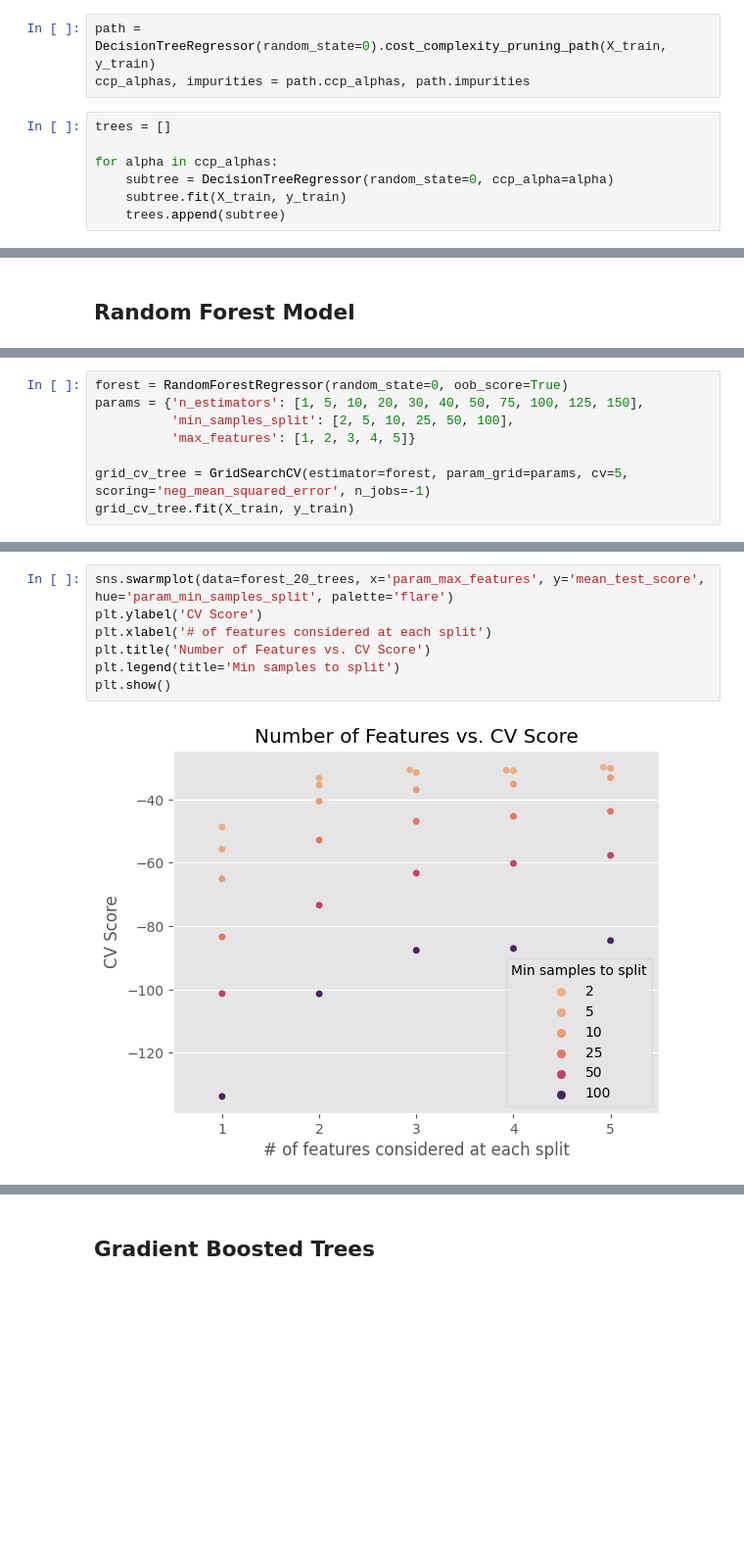
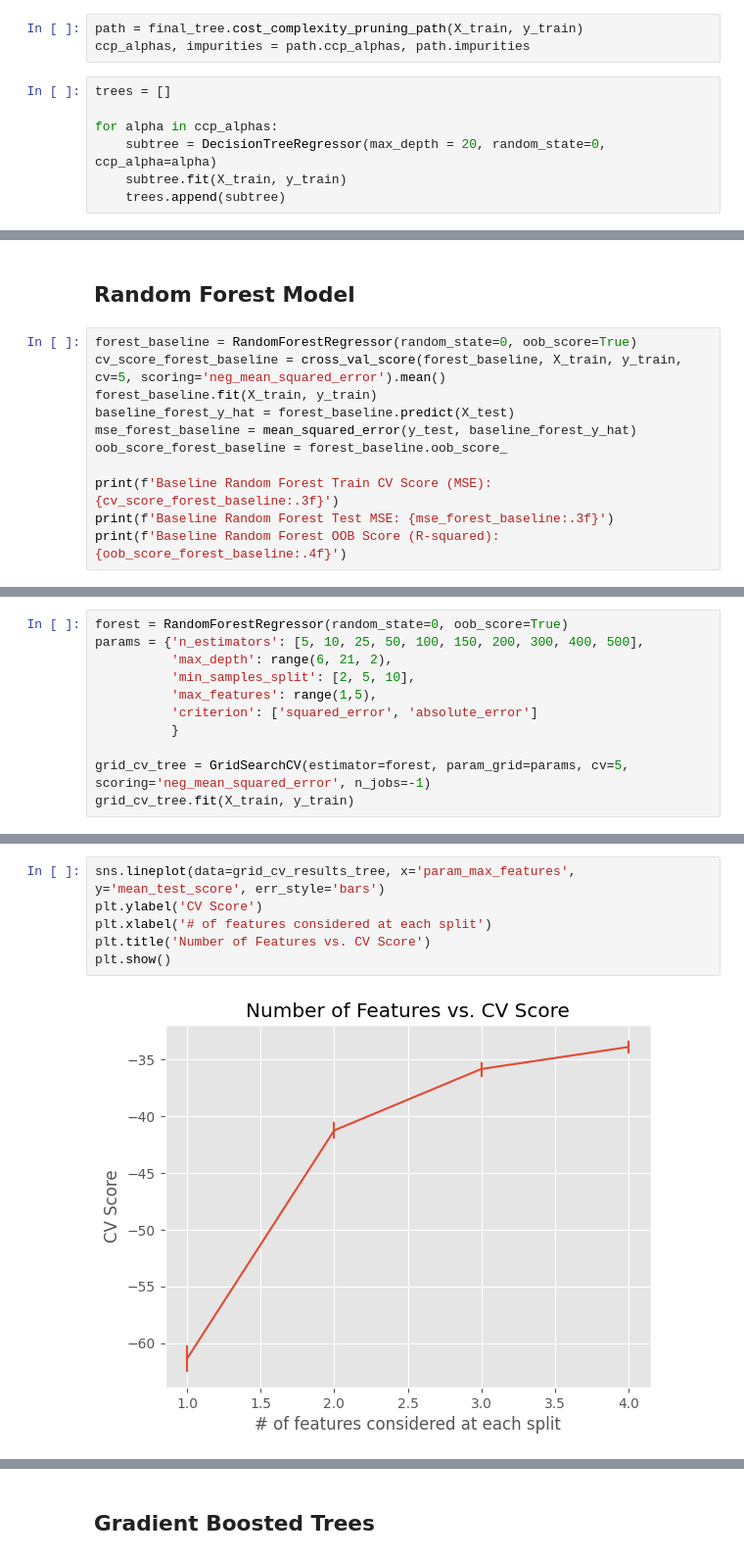
Before and after one commit to lstetson30/DS_Mentorship_Projects, a Jupyter notebook: Projects/Concrete_Strength_Regression/Notebooks/tree_models.ipynb, the cells around one changed output, grey strips where cells are left out. Shown at 98% size. Cells and saved outputs as stored; diff of their text form; blank space fills up the shorter version.

```diff
--- a/Projects/Concrete_Strength_Regression/Notebooks/tree_models.ipynb
+++ b/Projects/Concrete_Strength_Regression/Notebooks/tree_models.ipynb
@@ -99,13 +116,13 @@ plt.show()
 # %% [markdown]
 ### Cost Complexity Pruning
 # %%
-path = DecisionTreeRegressor(random_state=0).cost_complexity_pruning_path(X_train, y_train)
+path = final_tree.cost_complexity_pruning_path(X_train, y_train)
 ccp_alphas, impurities = path.ccp_alphas, path.impurities
 # %%
 trees = []
 
 for alpha in ccp_alphas:
-    subtree = DecisionTreeRegressor(random_state=0, ccp_alpha=alpha)
+    subtree = DecisionTreeRegressor(max_depth = 20, random_state=0, ccp_alpha=alpha)
     subtree.fit(X_train, y_train)
     trees.append(subtree)
 # %%
@@ -150,3 +167,14 @@ plt.show()
 [figure]
 # %% [markdown]
 ## Random Forest Model
+# %%
+forest_baseline = RandomForestRegressor(random_state=0, oob_score=True)
+cv_score_forest_baseline = cross_val_score(forest_baseline, X_train, y_train, cv=5, scoring='neg_mean_squared_error').mean()
+forest_baseline.fit(X_train, y_train)
+baseline_forest_y_hat = forest_baseline.predict(X_test)
+mse_forest_baseline = mean_squared_error(y_test, baseline_forest_y_hat)
+oob_score_forest_baseline = forest_baseline.oob_score_
+
+print(f'Baseline Random Forest Train CV Score (MSE): {cv_score_forest_baseline:.3f}')
+print(f'Baseline Random Forest Test MSE: {mse_forest_baseline:.3f}')
+print(f'Baseline Random Forest OOB Score (R-squared): {oob_score_forest_baseline:.4f}')
@@ -153,8 +185,11 @@ plt.show()
 # %%
 forest = RandomForestRegressor(random_state=0, oob_score=True)
-params = {'n_estimators': [1, 5, 10, 20, 30, 40, 50, 75, 100, 125, 150],
-          'min_samples_split': [2, 5, 10, 25, 50, 100],
-          'max_features': [1, 2, 3, 4, 5]}
+params = {'n_estimators': [5, 10, 25, 50, 100, 150, 200, 300, 400, 500],
+          'max_depth': range(6, 21, 2),
+          'min_samples_split': [2, 5, 10],
+          'max_features': range(1,5),
+          'criterion': ['squared_error', 'absolute_error']
+          }
 
 grid_cv_tree = GridSearchCV(estimator=forest, param_grid=params, cv=5, scoring='neg_mean_squared_error', n_jobs=-1)
 grid_cv_tree.fit(X_train, y_train)
@@ -204,9 +241,8 @@ forest_20_trees.head()
 # %%
-sns.swarmplot(data=forest_20_trees, x='param_max_features', y='mean_test_score', hue='param_min_samples_split', palette='flare')
+sns.lineplot(data=grid_cv_results_tree, x='param_max_features', y='mean_test_score', err_style='bars')
 plt.ylabel('CV Score')
 plt.xlabel('# of features considered at each split')
 plt.title('Number of Features vs. CV Score')
-plt.legend(title='Min samples to split')
 plt.show()
 # %% [output]
-[figure, old version]
+[figure, new version]
```
Also changed, not shown: parts of 56 cells of this notebook, 4 other files.
